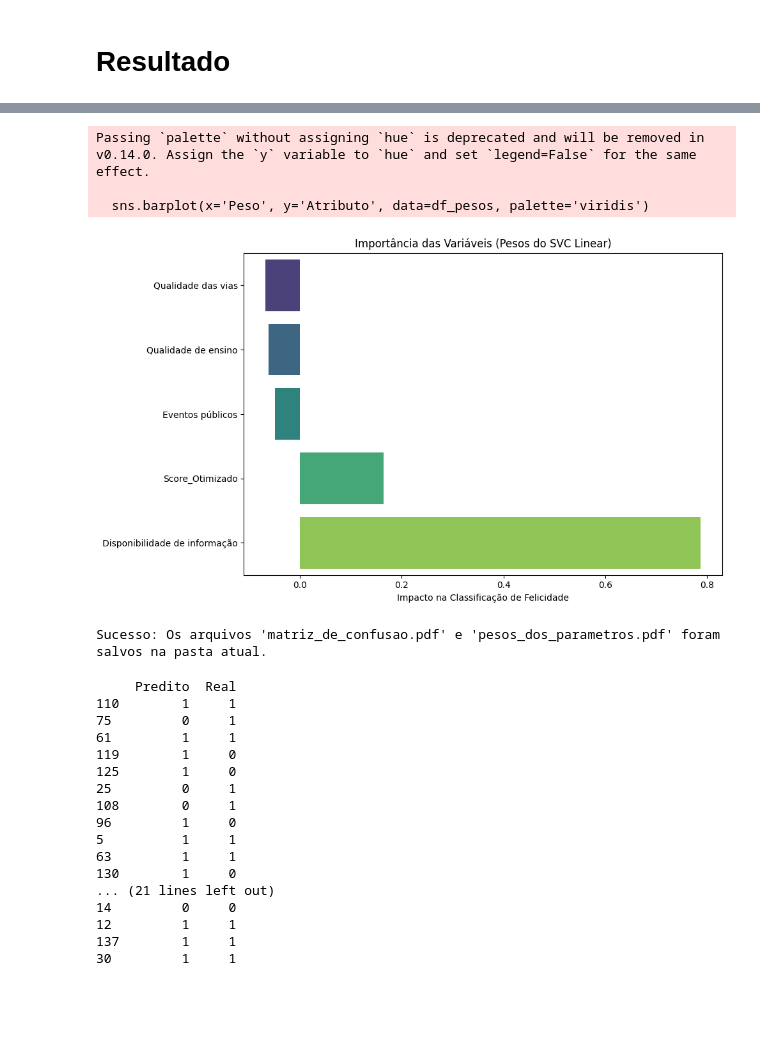
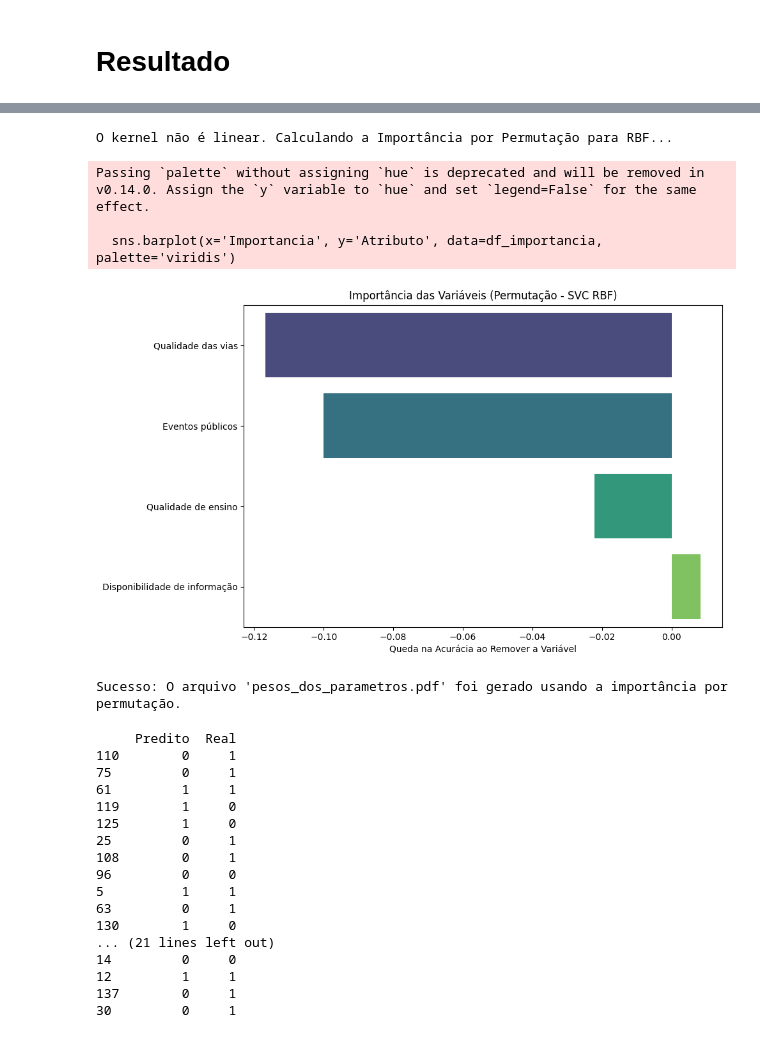
Before and after one commit to SWSantana/-2026.02---6-B-Intelig-ncia-Artificial, a Jupyter notebook: modelo-summit.ipynb, the cells around one changed output, grey strips where cells are left out. Saved outputs shown, nothing was run; the diff lists cells and outputs as text; code cells hidden in the pictures; blank space fills up the shorter version.

Commit message:
Kaggle Notebook | Modelo_SUMMIT | Versão Final

```diff
--- a/modelo-summit.ipynb
+++ b/modelo-summit.ipynb
@@ -147,41 +153,68 @@ plt.close()
 # %%
 svc_model = model.named_steps['svc']
 
 # Só podemos extrair pesos lineares se o kernel for 'linear'
 if svc_model.kernel == 'linear':
     # Extrai os pesos (coeficientes)
     pesos = svc_model.coef_[0]
 
     # Pega os nomes das colunas da variável X que você usou no treino
     nomes_features = X.columns
 
     # Monta um DataFrame para facilitar a ordenação e o gráfico
     df_pesos = pd.DataFrame({'Atributo': nomes_features, 'Peso': pesos})
     df_pesos = df_pesos.sort_values(by='Peso', ascending=True)
 
     # Cria o gráfico de barras horizontais
     plt.figure(figsize=(10, 6))
     sns.barplot(x='Peso', y='Atributo', data=df_pesos, palette='viridis')
     plt.title('Importância das Variáveis (Pesos do SVC Linear)')
     plt.xlabel('Impacto na Classificação de Felicidade')
     plt.ylabel('')
 
     plt.tight_layout()
 
     # Salva o arquivo localmente
-    plt.savefig('pesos_dos_parametros.pdf', format='pdf', bbox_inches='tight', dpi=300)
-    plt.show() # Exibe na tela (opcional)
+    plt.savefig('pesos_dos_parametros.pdf', fomrat='pdf', bbox_inches='tight', dpi=300)
+    plt.show() # Exibe na tela
     plt.close()
 
     print("Sucesso: Os arquivos 'matriz_de_confusao.pdf' e 'pesos_dos_parametros.pdf' foram salvos na pasta atual.")
 else:
-    print("Aviso: O kernel escolhido pelo GridSearch não foi 'linear'. Não é possível gerar o gráfico de pesos.")
+    print("O kernel não é linear. Calculando a Importância por Permutação para RBF...")
+
+    resultado = permutation_importance(
+        model, X_test, y_test, n_repeats=10, random_state=42, n_jobs=-1
+    )
+
+    # Extrai a média da perda de performance para cada feature
+    importancias = resultado.importances_mean
+    nomes_features = X.columns
+
+    # Monta o DataFrame idêntico à sua estrutura original
+    df_importancia = pd.DataFrame({'Atributo': nomes_features, 'Importancia': importancias})
+    df_importancia = df_importancia.sort_values(by='Importancia', ascending=True)
+
+    # Cria o gráfico de barras horizontais
+    plt.figure(figsize=(10, 6))
+    sns.barplot(x='Importancia', y='Atributo', data=df_importancia, palette='viridis')
+    plt.title('Importância das Variáveis (Permutação - SVC RBF)')
+    plt.xlabel('Queda na Acurácia ao Remover a Variável')
+    plt.ylabel('')
+
+    plt.tight_layout()
+    plt.savefig('pesos_dos_parametros.pdf', format='pdf', bbox_inches='tight', dpi=300)
+    plt.show()
+    plt.close()
+
+    print("Sucesso: O arquivo 'pesos_dos_parametros.pdf' foi gerado usando a importância por permutação.")
 # %% [output]
-Passing `palette` without assigning `hue` is deprecated and will be removed in v0.14.0. Assign the `y` variable to `hue` and set `legend=False` for the same effect.
-
-  sns.barplot(x='Peso', y='Atributo', data=df_pesos, palette='viridis')
+O kernel não é linear. Calculando a Importância por Permutação para RBF...
+Passing `palette` without assigning `hue` is deprecated and will be removed in v0.14.0. Assign the `y` variable to `hue` and set `legend=False` for the same effect.
+
+  sns.barplot(x='Importancia', y='Atributo', data=df_importancia, palette='viridis')
-[figure, old version]
+[figure, new version]
-Sucesso: Os arquivos 'matriz_de_confusao.pdf' e 'pesos_dos_parametros.pdf' foram salvos na pasta atual.
+Sucesso: O arquivo 'pesos_dos_parametros.pdf' foi gerado usando a importância por permutação.
 # %%
 df_comparacao = pd.DataFrame({
     'Predito': y_pred,
@@ -191,19 +224,19 @@ df_comparacao = pd.DataFrame({
 print(df_comparacao)
 # %% [output]
      Predito  Real
-110        1     1
+110        0     1
 75         0     1
 61         1     1
 119        1     0
 125        1     0
 25         0     1
 108        0     1
-96         1     0
+96         0     0
 5          1     1
-63         1     1
+63         0     1
 130        1     0
 ... (21 lines left out)
 14         0     0
 12         1     1
-137        1     1
-30         1     1
+137        0     1
+30         0     1
```
Also changed, not shown: parts of 8 cells of this notebook.
